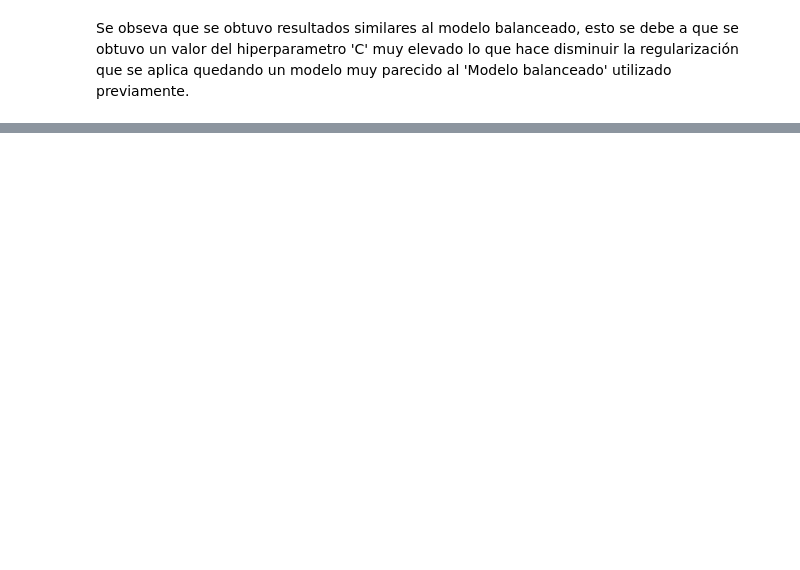
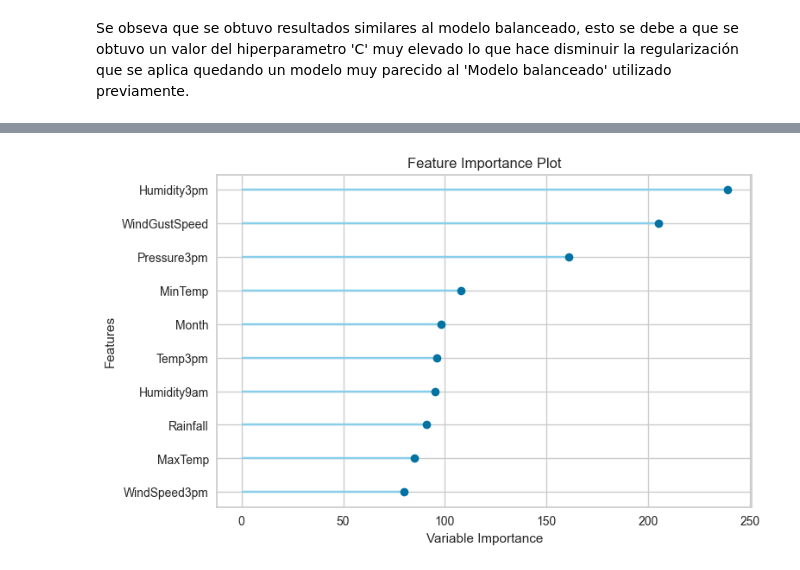
Before and after one commit to EugenioBravi/AA1-TUIA-Bravi-Nemeth, a Jupyter notebook: TP-clasificacion-AA1.ipynb, the cells around one changed output, grey strips where cells are left out. Cells and saved outputs as stored; diff of their text form; code cells hidden in the pictures; blank space fills up the shorter version.

```diff
--- a/TP-clasificacion-AA1.ipynb
+++ b/TP-clasificacion-AA1.ipynb
@@ -1010,0 +1073,3 @@ Se obseva que se obtuvo resultados similares al modelo balanceado, esto se debe
+# %%
+plot_model(modelo_mlauto, plot = 'feature')
+# %% [output]
@@ -1010,0 +1077 @@ Se obseva que se obtuvo resultados similares al modelo balanceado, esto se debe
+[figure, added]
```
Also changed, not shown: parts of 27 cells of this notebook.
